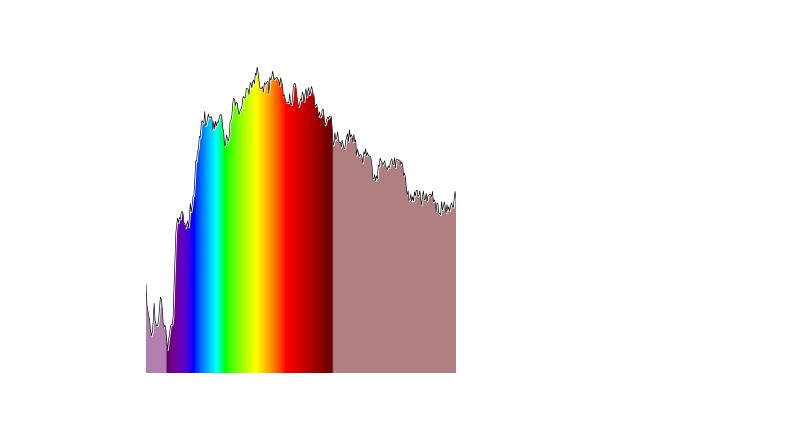
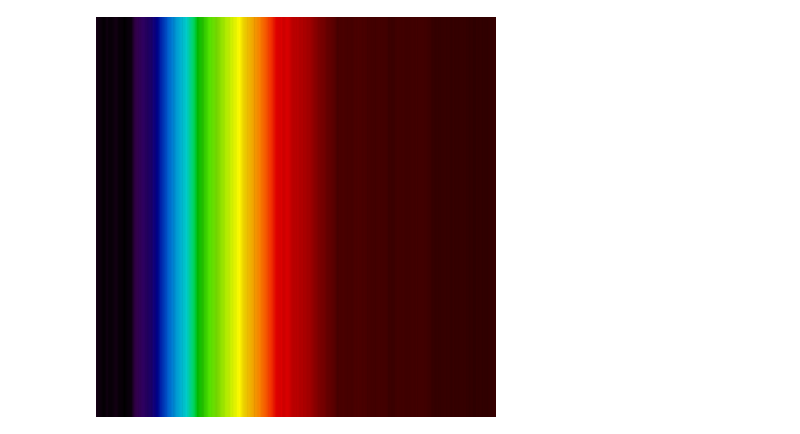
Before and after one commit to HITS-AIN/HiPSter, a Jupyter notebook: devel/spectrum_plotter.ipynb, the cells around one changed output. Drawn from its saved outputs; the diff is of its cells as text; code cells hidden in the pictures.

Commit message:
cleanup image plotter

```diff
--- a/devel/spectrum_plotter.ipynb
+++ b/devel/spectrum_plotter.ipynb
@@ -41,8 +25,7 @@ image
 # %%
-spectrum_plotter = SpectrumPlotter(wavelengths, ylim=(0, 1), figsize_in_pixel=400)
-image = spectrum_plotter(spectrum)
+plotter = AbsorptionLinePlotter(wavelengths, figsize_in_pixel=400)
+image = plotter(spectrum)
 image = Image.fromarray(image)
 image
-# image.save("test.jpg")
 # %% [output]
-[figure, old version]
+[figure, new version]
```
Also changed, not shown: parts of 6 cells of this notebook, 3 other files.
